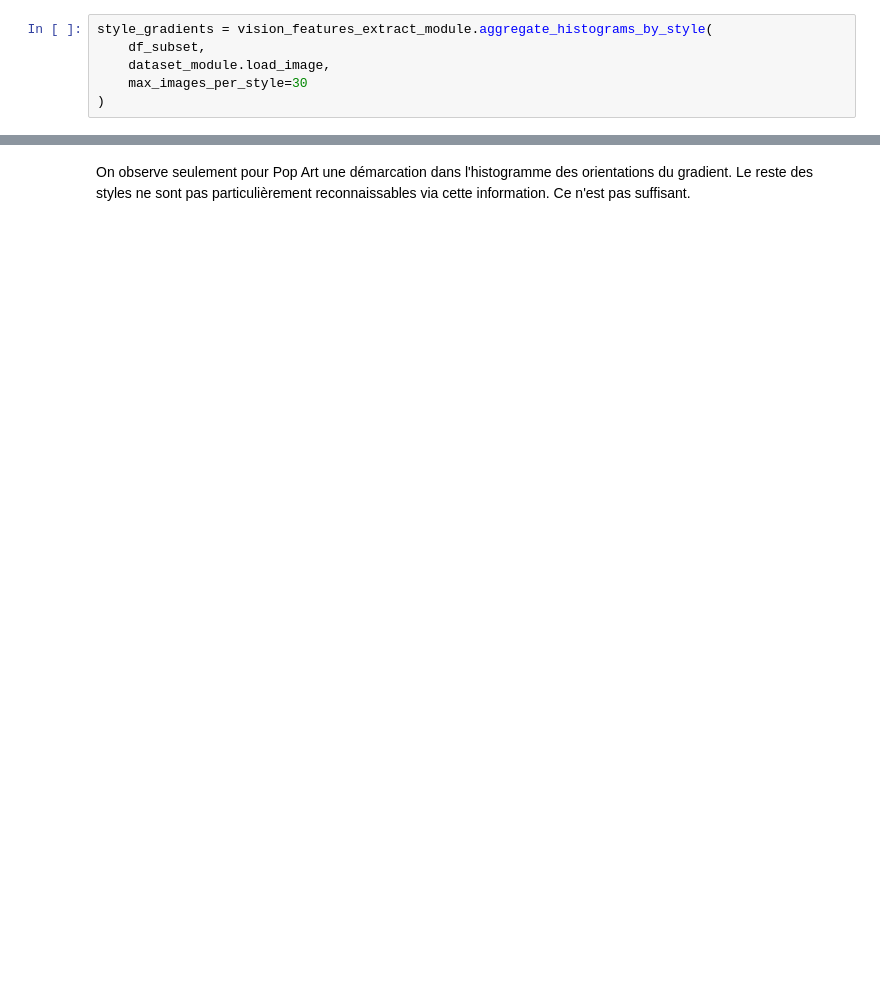
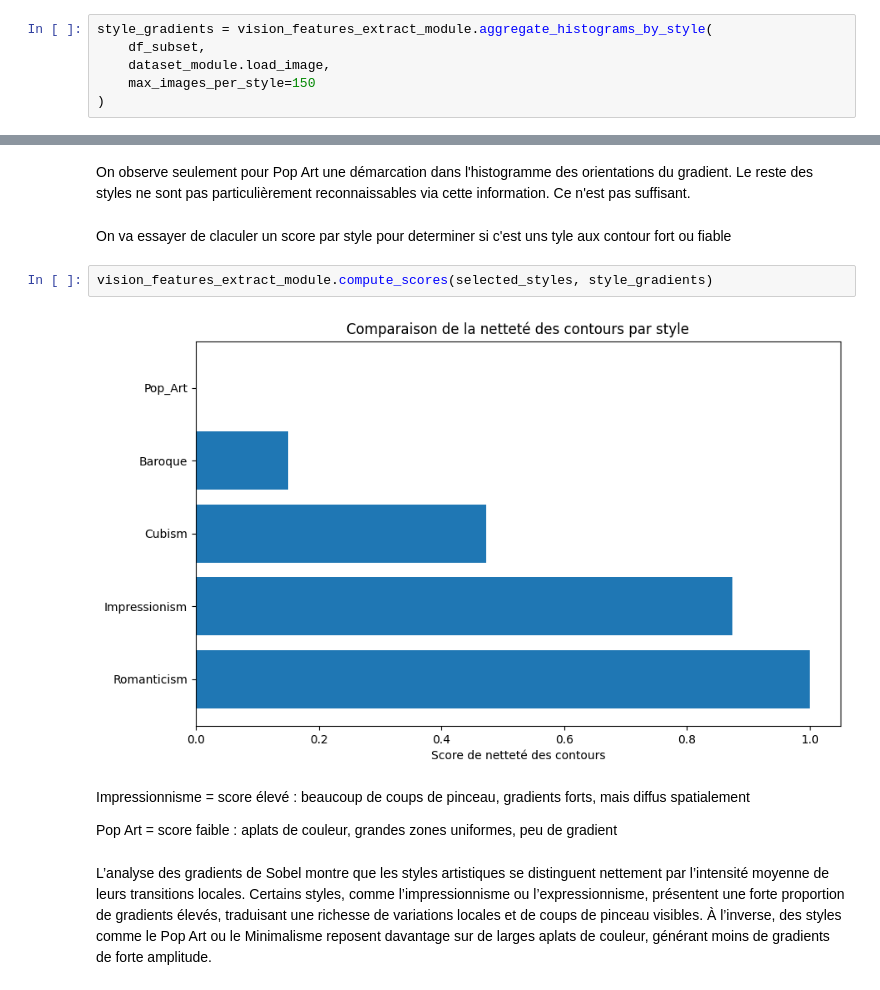
Before and after one commit to julietteabalain-cloud/Reconnaissance-de-mouvement-artistique, a Jupyter notebook: notebooks/2_RV_Vision_Classique.ipynb, the cells around one changed output, grey strips where cells are left out. Cells and saved outputs as stored; diff of their text form; blank space fills up the shorter version.

```diff
--- a/notebooks/2_RV_Vision_Classique.ipynb
+++ b/notebooks/2_RV_Vision_Classique.ipynb
@@ -79,7 +77,7 @@ et d’orientation des gradients afin de quantifier la structure des contours.
 style_gradients = vision_features_extract_module.aggregate_histograms_by_style(
     df_subset,
     dataset_module.load_image,
-    max_images_per_style=30
+    max_images_per_style=150
 )
 # %% [markdown]
 ##### 2.1.4 Histogrammes moyens par styles
@@ -95,2 +93,22 @@ vision_features_extract_module.plot_mean_gradient_histograms(
 # %% [markdown]
 On observe seulement pour Pop Art une démarcation dans l'histogramme des orientations du gradient. Le reste des styles ne sont pas particulièrement reconnaissables via cette information. Ce n'est pas suffisant.
+# %% [markdown]
+On va essayer de claculer un score par style pour determiner si c'est uns tyle aux contour fort ou fiable
+# %%
+vision_features_extract_module.compute_scores(selected_styles, style_gradients)
+# %% [output]
+[figure, added]
+# %% [markdown]
+Impressionnisme = score élevé : beaucoup de coups de pinceau, gradients forts, mais diffus spatialement
+
+Pop Art = score faible : aplats de couleur, grandes zones uniformes, peu de gradient
+# %% [markdown]
+L’analyse des gradients de Sobel montre que les styles artistiques se
+distinguent nettement par l’intensité moyenne de leurs transitions
+locales.
+Certains styles, comme l’impressionnisme ou l’expressionnisme,
+présentent une forte proportion de gradients élevés, traduisant une
+richesse de variations locales et de coups de pinceau visibles.
+À l’inverse, des styles comme le Pop Art ou le Minimalisme reposent
+davantage sur de larges aplats de couleur, générant moins de gradients
+de forte amplitude.
```
Also changed, not shown: parts of 13 cells of this notebook, 1 other file.
